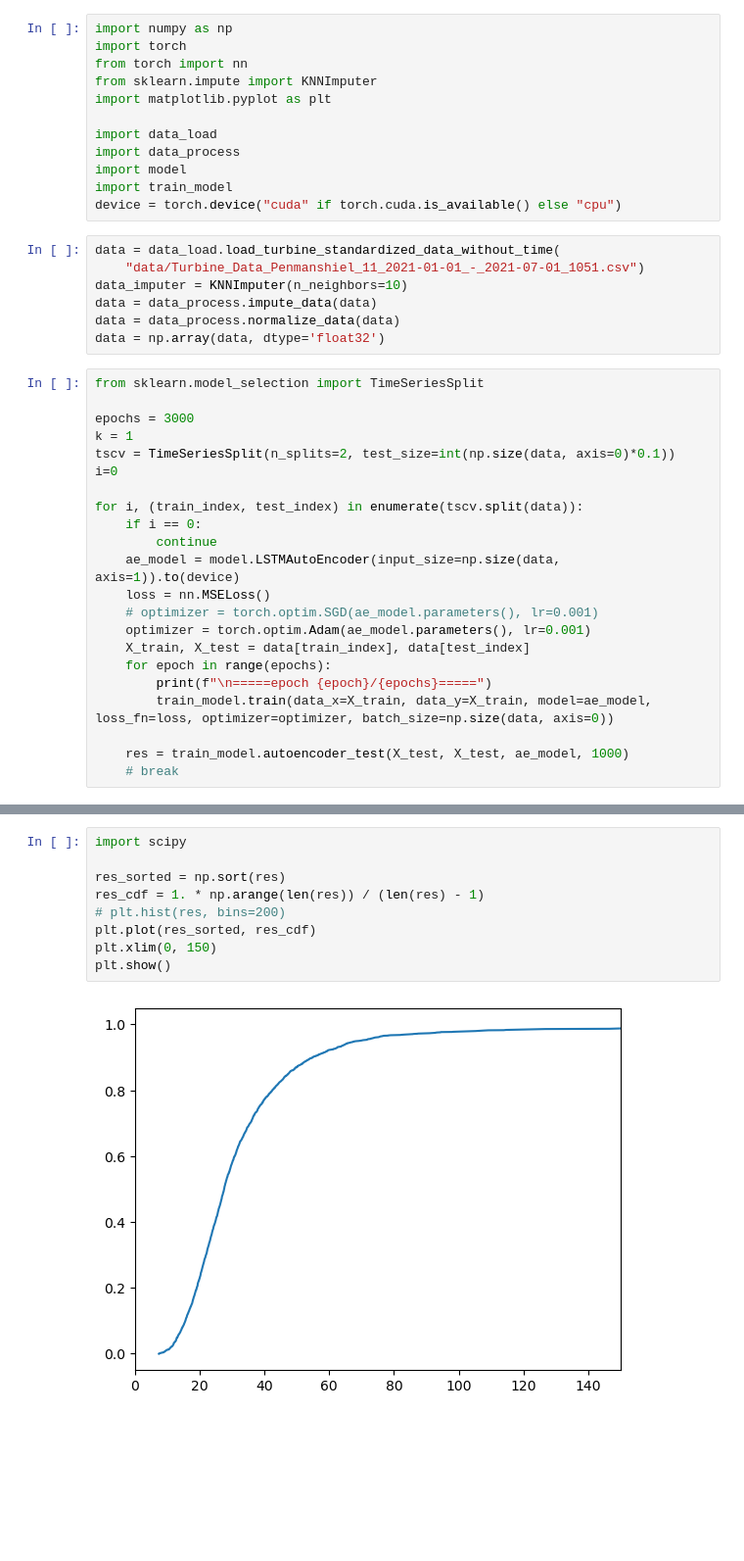
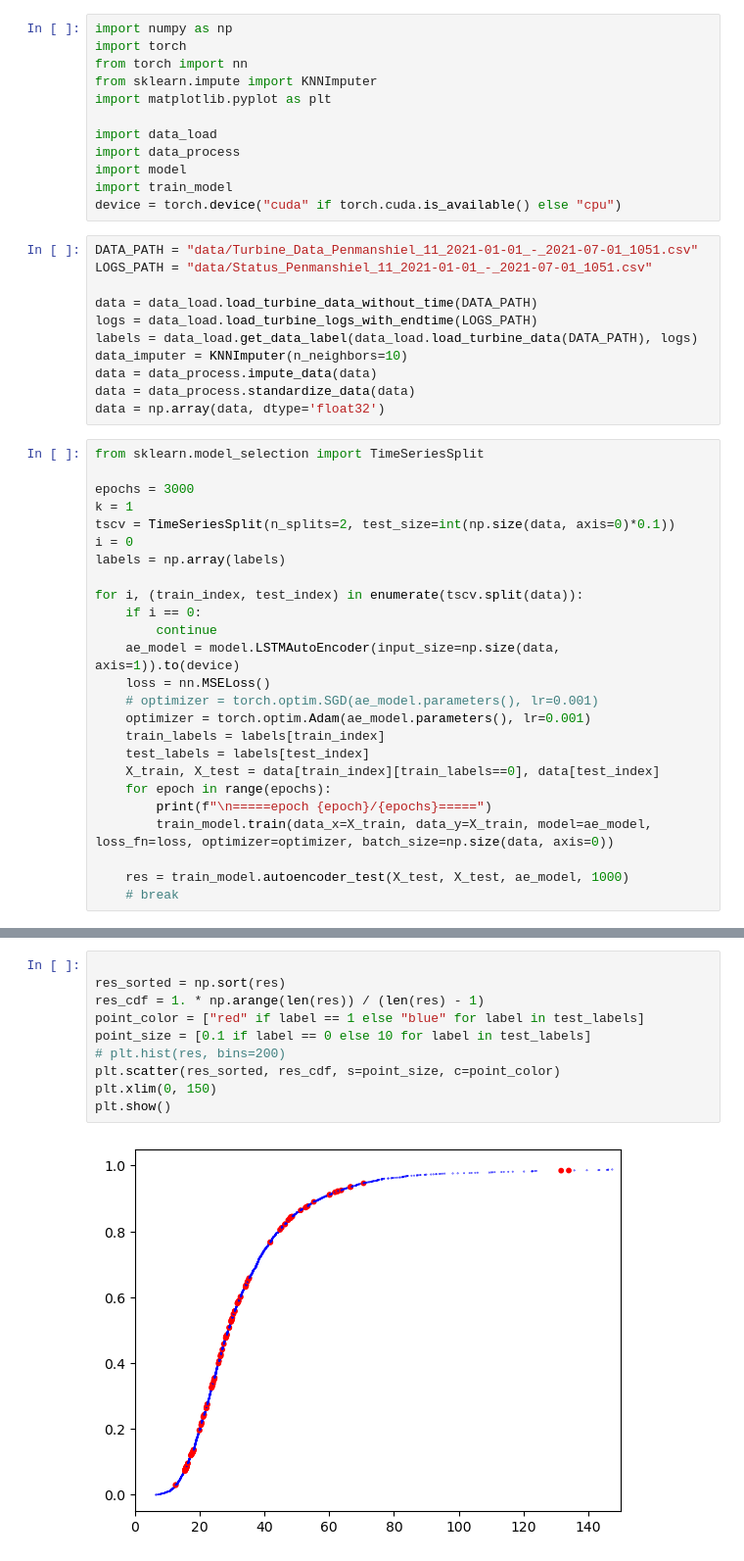
Before and after one commit to What-a-mess/Wind-Turbine-SCADA-Anomaly-Detection, a Jupyter notebook: lstm_autoencoder.ipynb, the cells around one changed output, grey strips where cells are left out. Shown: that part at 98% size. Saved outputs shown, nothing was run; the diff lists cells and outputs as text; blank space fills up the shorter version.

Commit message:
Now you can get the label of the data

```diff
--- a/lstm_autoencoder.ipynb
+++ b/lstm_autoencoder.ipynb
@@ -11,11 +11,15 @@ import model
 import train_model
 device = torch.device("cuda" if torch.cuda.is_available() else "cpu")
 # %%
-data = data_load.load_turbine_standardized_data_without_time(
-    "data/Turbine_Data_Penmanshiel_11_2021-01-01_-_2021-07-01_1051.csv")
+DATA_PATH = "data/Turbine_Data_Penmanshiel_11_2021-01-01_-_2021-07-01_1051.csv"
+LOGS_PATH = "data/Status_Penmanshiel_11_2021-01-01_-_2021-07-01_1051.csv"
+
+data = data_load.load_turbine_data_without_time(DATA_PATH)
+logs = data_load.load_turbine_logs_with_endtime(LOGS_PATH)
+labels = data_load.get_data_label(data_load.load_turbine_data(DATA_PATH), logs)
 data_imputer = KNNImputer(n_neighbors=10)
 data = data_process.impute_data(data)
-data = data_process.normalize_data(data)
+data = data_process.standardize_data(data)
 data = np.array(data, dtype='float32')
 # %%
 from sklearn.model_selection import TimeSeriesSplit
@@ -23,7 +27,8 @@ from sklearn.model_selection import TimeSeriesSplit
 epochs = 3000
 k = 1
 tscv = TimeSeriesSplit(n_splits=2, test_size=int(np.size(data, axis=0)*0.1))
-i=0
+i = 0
+labels = np.array(labels)
 
 for i, (train_index, test_index) in enumerate(tscv.split(data)):
     if i == 0:
@@ -32,7 +37,9 @@ for i, (train_index, test_index) in enumerate(tscv.split(data)):
     loss = nn.MSELoss()
     # optimizer = torch.optim.SGD(ae_model.parameters(), lr=0.001)
     optimizer = torch.optim.Adam(ae_model.parameters(), lr=0.001)
-    X_train, X_test = data[train_index], data[test_index]
+    train_labels = labels[train_index]
+    test_labels = labels[test_index]
+    X_train, X_test = data[train_index][train_labels==0], data[test_index]
     for epoch in range(epochs):
         print(f"\n=====epoch {epoch}/{epochs}=====")
         train_model.train(data_x=X_train, data_y=X_train, model=ae_model, loss_fn=loss, optimizer=optimizer, batch_size=np.size(data, axis=0))
@@ -60,11 +67,12 @@ loss: 0.955797  [23458/23458]
 # %%
-import scipy
 
 res_sorted = np.sort(res)
 res_cdf = 1. * np.arange(len(res)) / (len(res) - 1)
+point_color = ["red" if label == 1 else "blue" for label in test_labels]
+point_size = [0.1 if label == 0 else 10 for label in test_labels]
 # plt.hist(res, bins=200)
-plt.plot(res_sorted, res_cdf)
+plt.scatter(res_sorted, res_cdf, s=point_size, c=point_color)
 plt.xlim(0, 150)
 plt.show()
 # %% [output]
-[figure, old version]
+[figure, new version]
```
Also changed, not shown: parts of 1 cell of this notebook, 5 other files.
